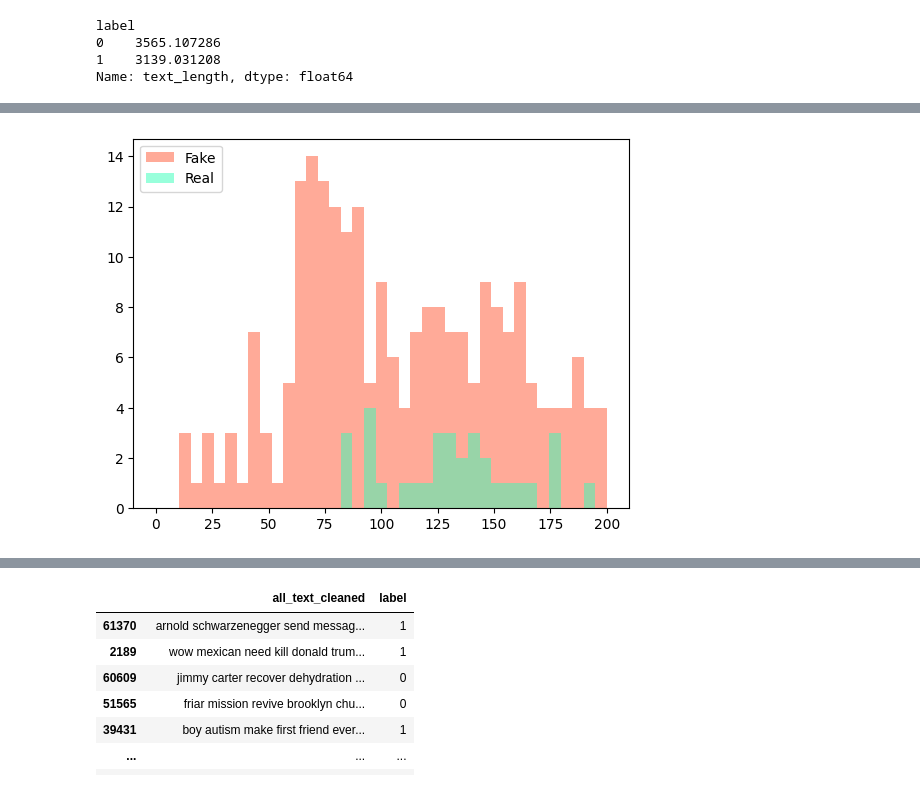
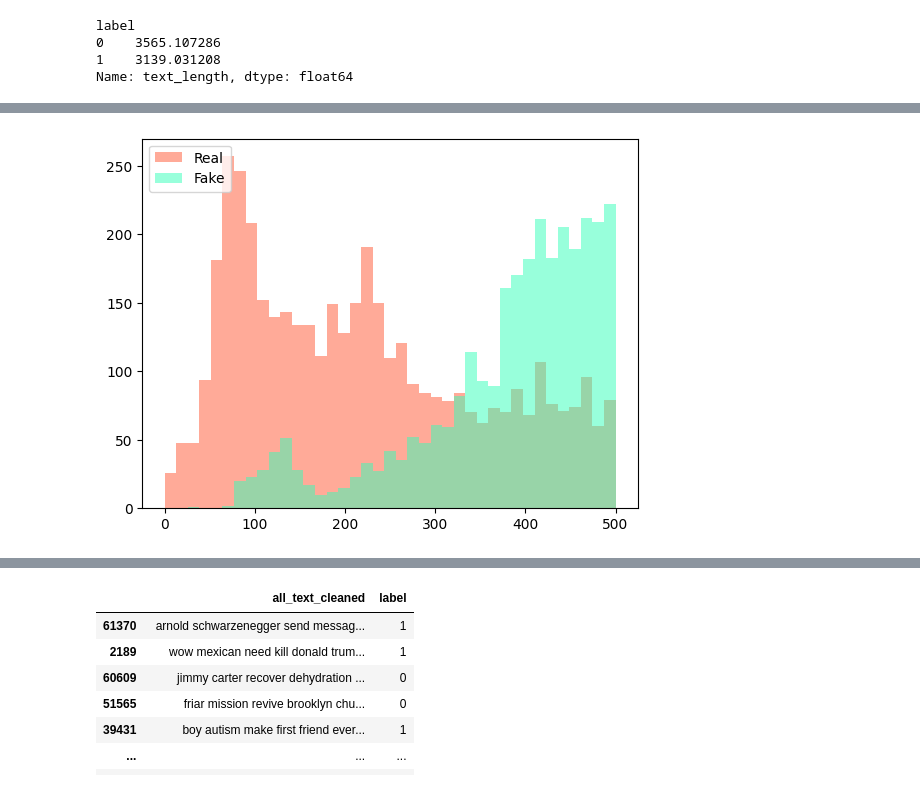
Before and after one commit to tobias-heinzmann/cyb-news, a Jupyter notebook: notebooks/frederik.ipynb, the cells around one changed output, grey strips where cells are left out. Saved outputs shown, nothing was run; the diff lists cells and outputs as text; code cells hidden in the pictures.

```diff
--- a/notebooks/frederik.ipynb
+++ b/notebooks/frederik.ipynb
@@ -39,3 +42,8 @@ ModuleNotFoundError: No module named 'tensorflow'
 # df = get_data('/Users/admin/code/frederiklm/cyb-news/data/WELFake_Dataset.csv')
 
 data = get_data('/Users/admin/code/frederiklm/cyb-news/data/WELFake_Dataset.csv')
+# %%
+data = join_text_welf(data)
+data = data.sample(frac=0.1, random_state=42)
+# %%
+data = preprocessing(data)
@@ -180,11 +204,11 @@ data.head()
 # %%
 data["body_len"] = data["all_text"].apply(lambda x: len(x) - x.count(" "))
 
-bins = np.linspace(0, 200, 40)
+bins = np.linspace(0, 500, 40)
 
-plt.hist(data[data["label"]== 1]["body_len"], bins, alpha=0.5, label="Fake", color="#FF5733")
-plt.hist(data[data["label"]== 0]["body_len"], bins, alpha=0.5, label="Real", color="#33FFB8")
+plt.hist(data[data["label"]== 1]["body_len"], bins, alpha=0.5, label="Real", color="#FF5733")
+plt.hist(data[data["label"]== 0]["body_len"], bins, alpha=0.5, label="Fake", color="#33FFB8")
 plt.legend(loc="upper left")
 plt.show()
 # %% [output]
-[figure, old version]
+[figure, new version]
```
Also changed, not shown: parts of 16 cells of this notebook, 8 other files.
